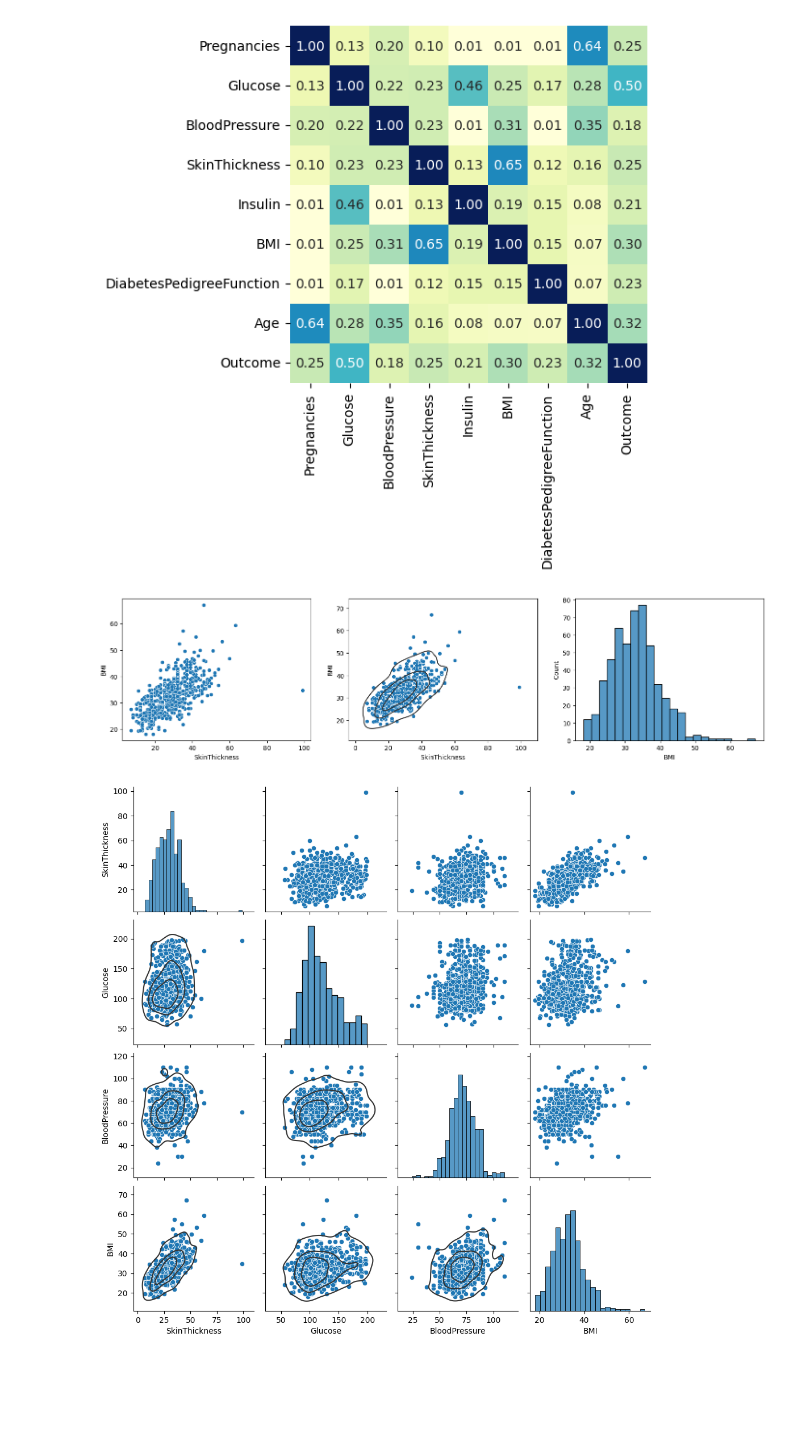
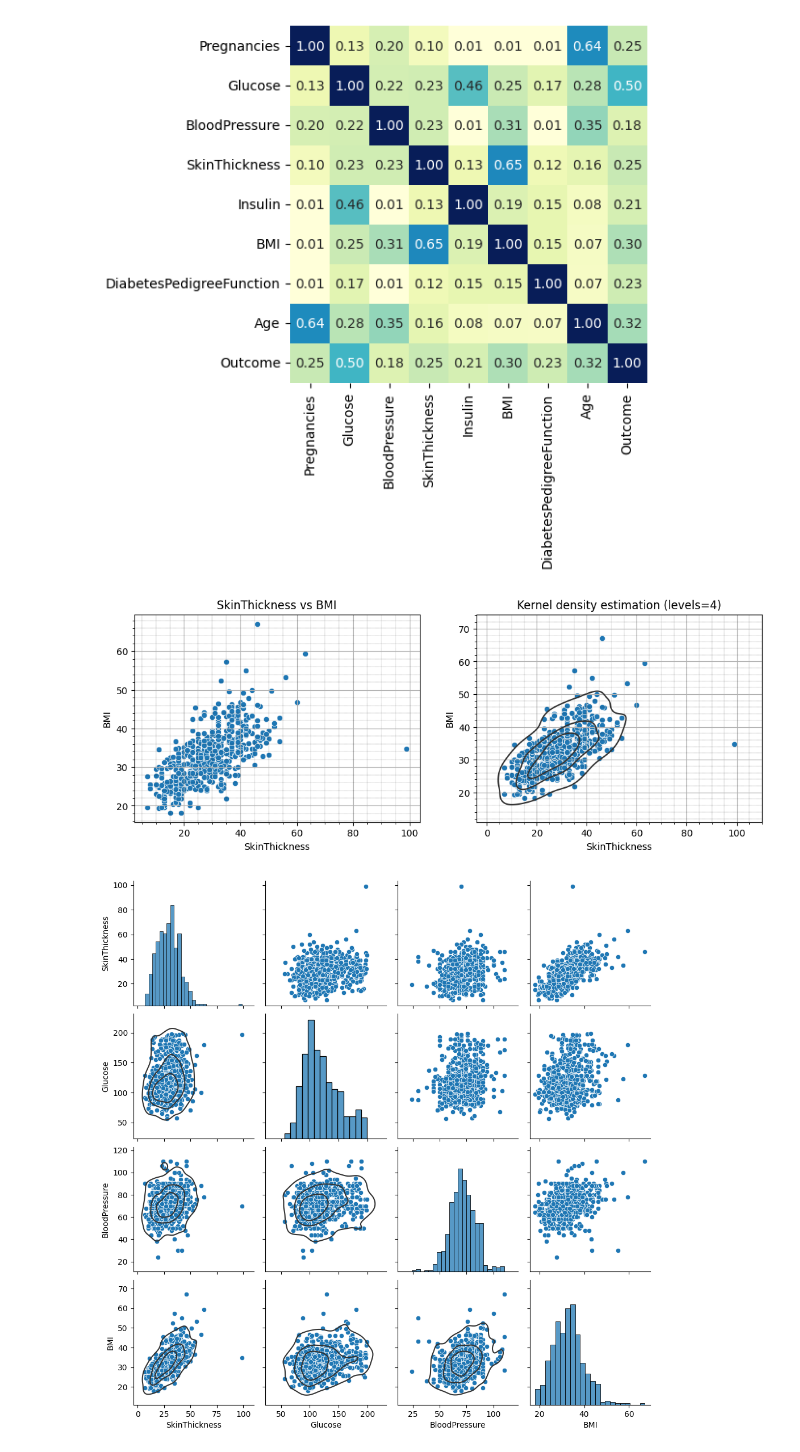
Before and after one commit to 000alen/minerva-cs, a Jupyter notebook: cs51-correlation-and-regression/Alen.ipynb, the cells around one changed output. Saved outputs shown, nothing was run; the diff lists cells and outputs as text; code cells hidden in the pictures; blank space fills up the shorter version.

Commit message:
feat: Add labels to plots

```diff
--- a/cs51-correlation-and-regression/Alen.ipynb
+++ b/cs51-correlation-and-regression/Alen.ipynb
@@ -162,25 +156,29 @@ plot_correlation_matrix(df, name="correlation-matrix")
 # %%
 def plot_scatter(x: Series, y: Series, name: Optional[str] = None):
     """Plots (and saves) a scatter plot for the given Series."""
 
-    fig, (ax1, ax2, ax3) = plt.subplots(ncols=3, figsize=(18, 4))
+    fig, (ax1, ax2) = plt.subplots(ncols=2, figsize=(12, 4))
 
+    ax1.grid(True)
+    ax1.minorticks_on()
+    ax1.grid(which="minor", linestyle=":", linewidth="0.25", color="black")
+    ax1.set_title(f"{x.name} vs {y.name}")
     sns.scatterplot(x=x, y=y, ax=ax1)
 
+    ax2.grid(True)
+    ax2.minorticks_on()
+    ax2.grid(which="minor", linestyle=":", linewidth="0.25", color="black")
+    ax2.set_title(f"Kernel density estimation (levels=4)")
     sns.scatterplot(x=x, y=y, ax=ax2)
-
-    # Add a kernel density estimate plot on top of the scatter plot
     sns.kdeplot(x=x, y=y, ax=ax2, levels=4, color=".2")
-
-    sns.histplot(y, ax=ax3)
 
     plt.savefig(get_figure_filename(name or "scatter"), dpi=600)
     plt.show()
 
 
 plot_scatter(df[X], df[Y], name="scatter")
 # %% [output]
-[figure, old version]
+[figure, new version]
 # %%
 def plot_scatter_matrix(df: DataFrame, name: Optional[str] = None):
     """Plots (and saves) a scatter matrix for the given DataFrame."""
```
Also changed, not shown: parts of 9 cells of this notebook, 53 other files.
